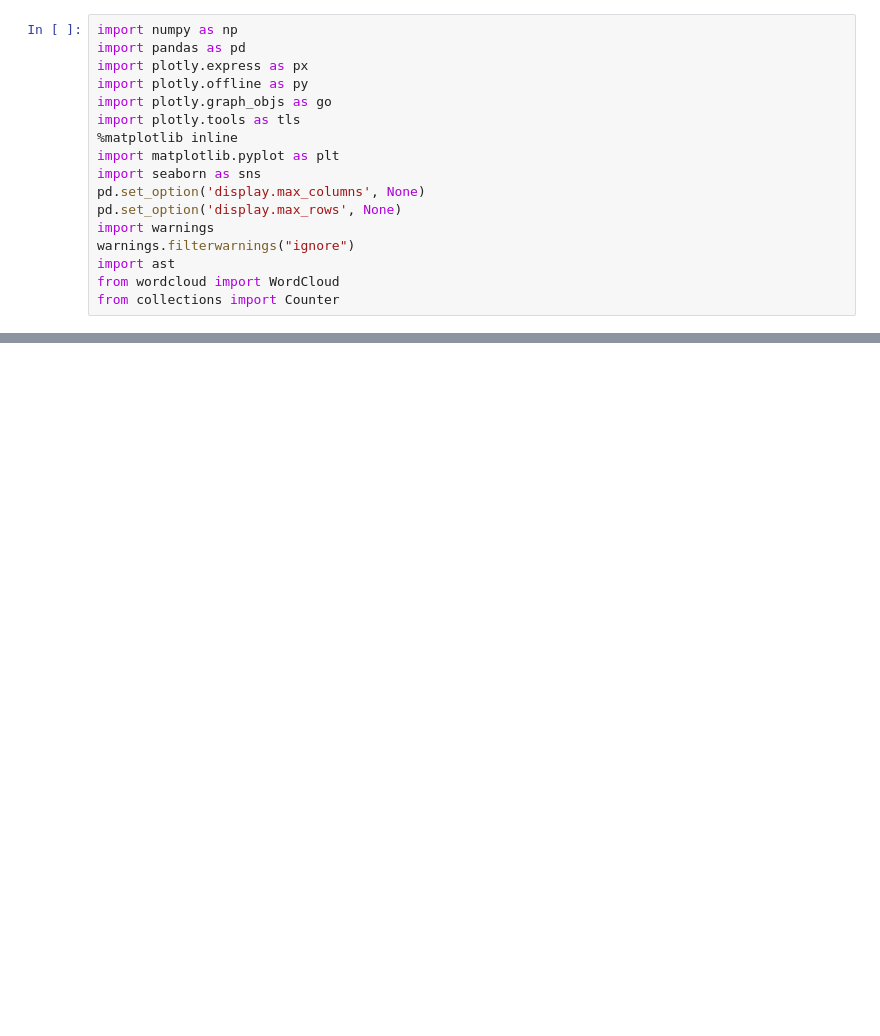
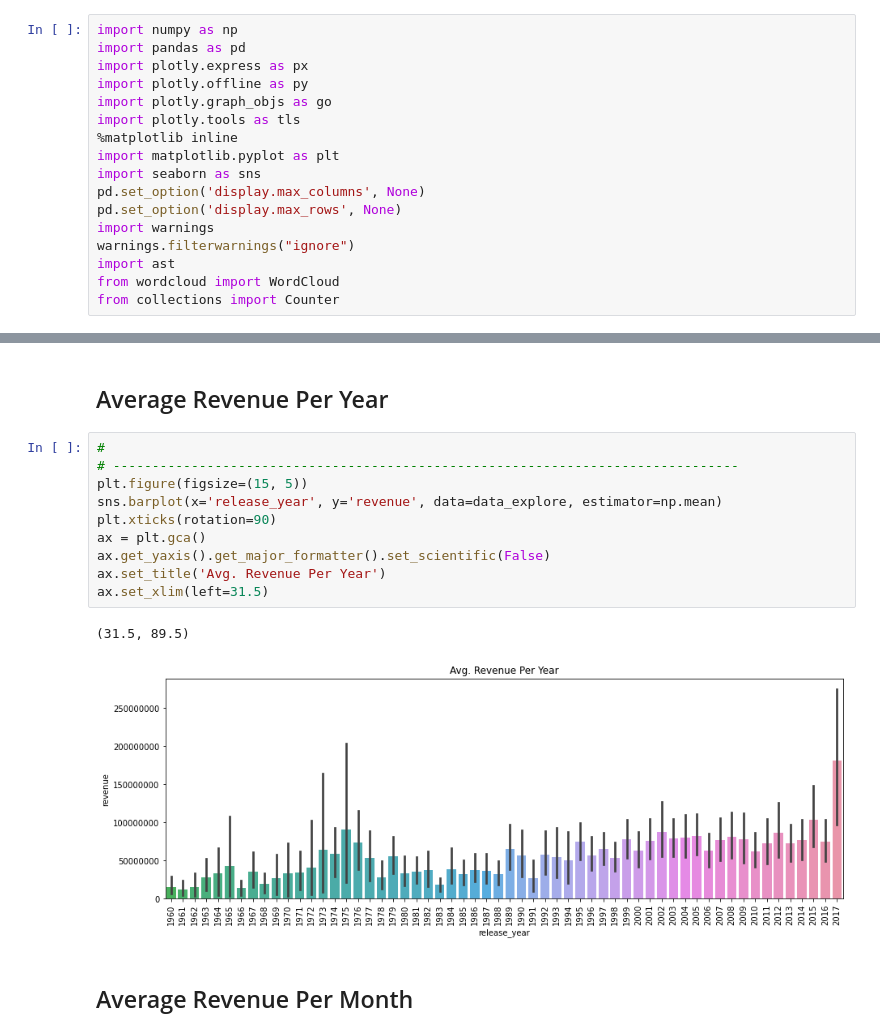
Before and after one commit to alysnow/Final-Project, a Jupyter notebook: Notebooks/MovieBase_main - Exploration.ipynb, the cells around one changed output, grey strips where cells are left out. Drawn from its saved outputs; the diff is of its cells as text; blank space fills up the shorter version.

```diff
--- a/Notebooks/MovieBase_main - Exploration.ipynb
+++ b/Notebooks/MovieBase_main - Exploration.ipynb
@@ -1003,0 +768,17 @@ pickle.dump(model, open('../Resources/model_svc.pkl','wb'))
+# %% [markdown]
+## Average Revenue Per Year
+# %%
+#
+# --------------------------------------------------------------------------------
+plt.figure(figsize=(15, 5))
+sns.barplot(x='release_year', y='revenue', data=data_explore, estimator=np.mean)
+plt.xticks(rotation=90)
+ax = plt.gca()
+ax.get_yaxis().get_major_formatter().set_scientific(False)
+ax.set_title('Avg. Revenue Per Year')
+ax.set_xlim(left=31.5)
+# %% [output]
+(31.5, 89.5)
+[figure, added]
+# %% [markdown]
+## Average Revenue Per Month
```
Also changed, not shown: parts of 191 cells of this notebook, 5 other files.
